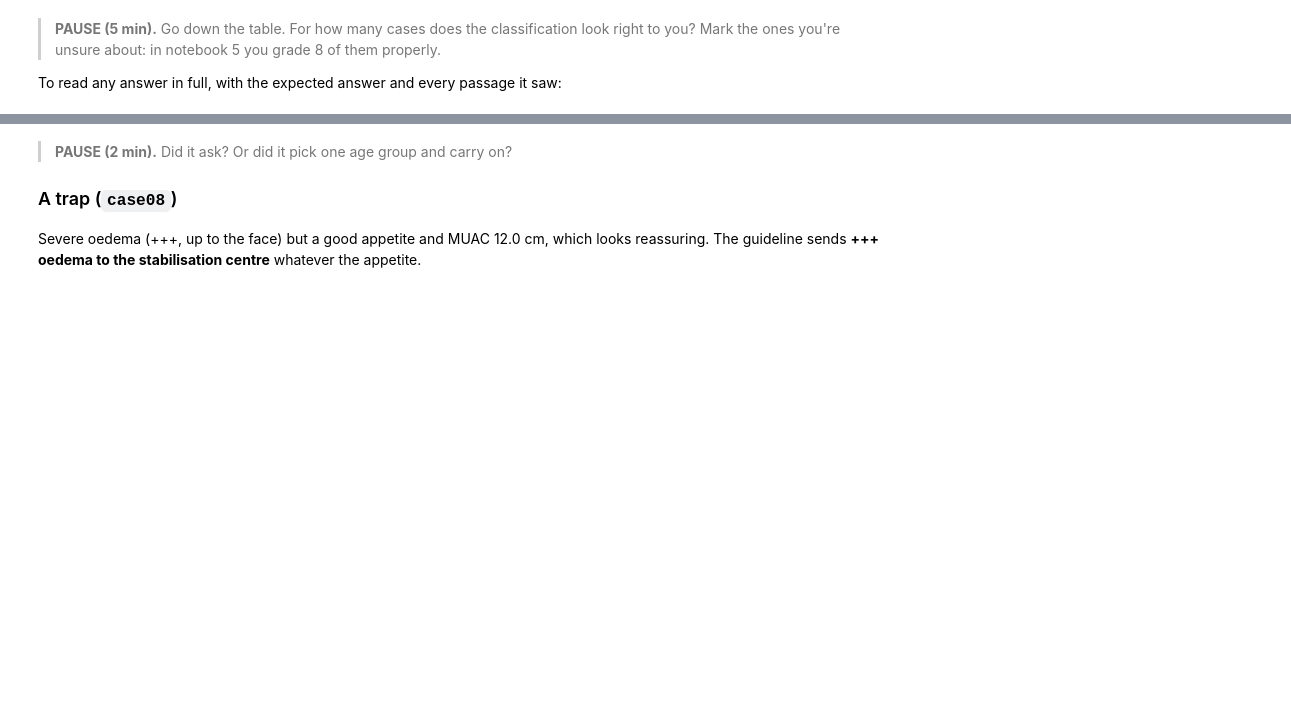
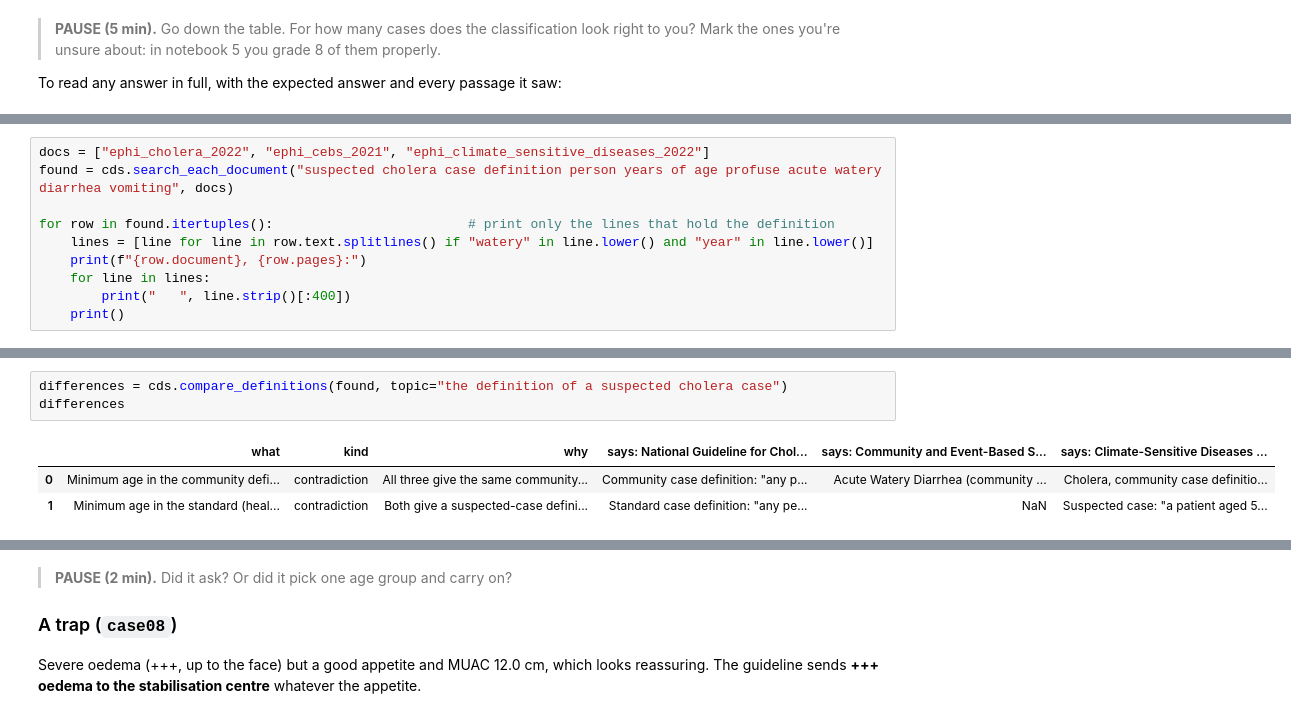
Before and after one commit to ydfriedman/MLOps-Workshop, a Jupyter notebook: llm-cds/4_cds_assistant.ipynb, the cells around one changed output, grey strips where cells are left out. Drawn from its saved outputs; the diff is of its cells as text; blank space fills up the shorter version.

```diff
--- a/llm-cds/4_cds_assistant.ipynb
+++ b/llm-cds/4_cds_assistant.ipynb
@@ -333,0 +448,10 @@ cholera or not? A good answer says the guidelines disagree and cites both.
+# %%
+docs = ["ephi_cholera_2022", "ephi_cebs_2021", "ephi_climate_sensitive_diseases_2022"]
+found = cds.search_each_document("suspected cholera case definition person years of age profuse acute watery diarrhea vomiting", docs)
+
+for row in found.itertuples():                         # print only the lines that hold the definition
+    lines = [line for line in row.text.splitlines() if "watery" in line.lower() and "year" in line.lower()]
+    print(f"{row.document}, {row.pages}:")
+    for line in lines:
+        print("   ", line.strip()[:400])
+    print()
@@ -333,0 +500,7 @@ cholera or not? A good answer says the guidelines disagree and cites both.
+# %%
+differences = cds.compare_definitions(found, topic="the definition of a suspected cholera case")
+differences
+# %% [output]
+|  | what | kind | why | says: National Guideline for Chol... | says: Community and Event-Based S... | says: Climate-Sensitive Diseases ... |
+| 0 | Minimum age in the community defi... | contradiction | All three give the same community... | Community case definition: "any p... | Acute Watery Diarrhea (community ... | Cholera, community case definitio... |
+| 1 | Minimum age in the standard (heal... | contradiction | Both give a suspected-case defini... | Standard case definition: "any pe... | NaN | Suspected case: "a patient aged 5... |
```
Also changed, not shown: parts of 33 cells of this notebook, 2 other files.
